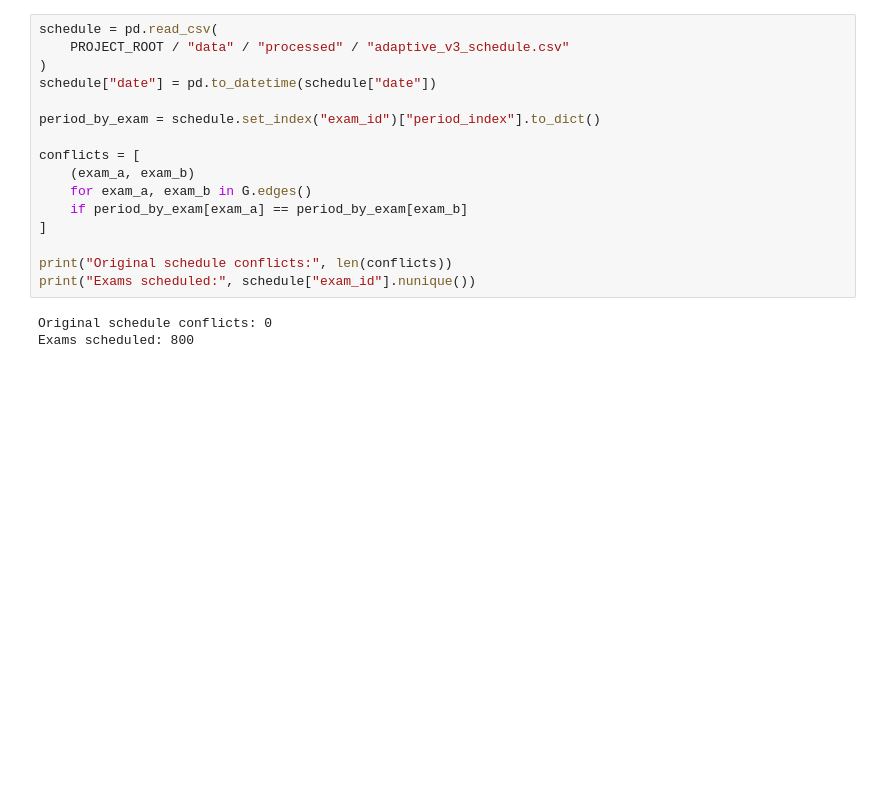
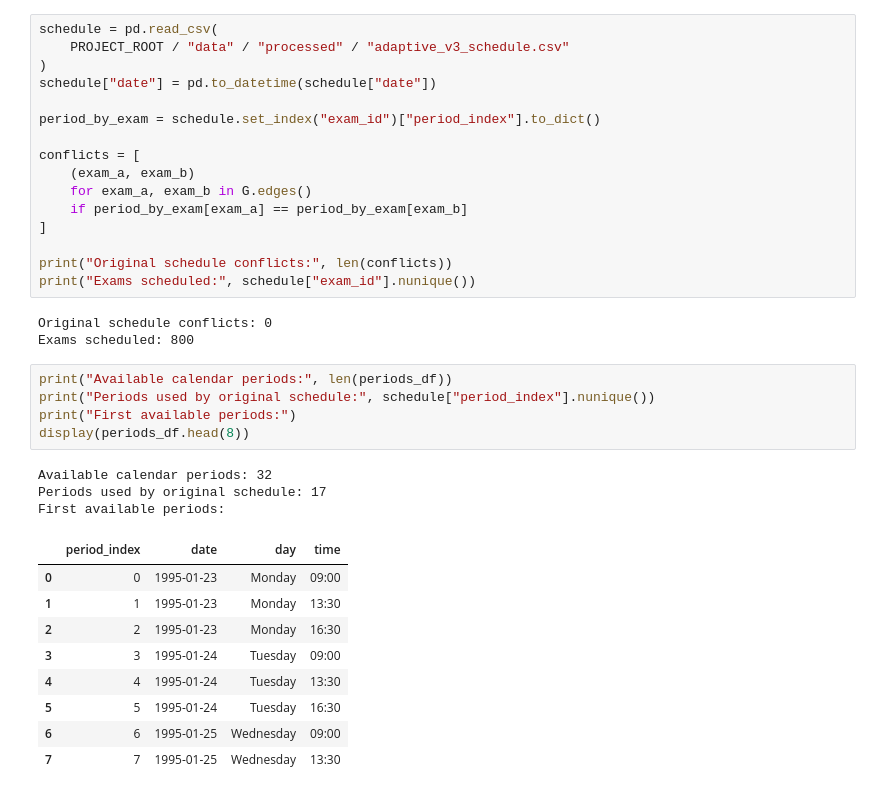
Before and after one commit to PHGNKavindya/adaptive-exam-timetabling, a Jupyter notebook: src/05_evaluate_results.ipynb, the cells around one changed output. Saved outputs shown, nothing was run; the diff lists cells and outputs as text; blank space fills up the shorter version.

```diff
--- a/src/05_evaluate_results.ipynb
+++ b/src/05_evaluate_results.ipynb
@@ -447,3 +447,21 @@ print("Exams scheduled:", schedule["exam_id"].nunique())
 # %% [output]
 Original schedule conflicts: 0
 Exams scheduled: 800
+# %%
+print("Available calendar periods:", len(periods_df))
+print("Periods used by original schedule:", schedule["period_index"].nunique())
+print("First available periods:")
+display(periods_df.head(8))
+# %% [output]
+Available calendar periods: 32
+Periods used by original schedule: 17
+First available periods:
+|  | period_index | date | day | time |
+| 0 | 0 | 1995-01-23 | Monday | 09:00 |
+| 1 | 1 | 1995-01-23 | Monday | 13:30 |
+| 2 | 2 | 1995-01-23 | Monday | 16:30 |
+| 3 | 3 | 1995-01-24 | Tuesday | 09:00 |
+| 4 | 4 | 1995-01-24 | Tuesday | 13:30 |
+| 5 | 5 | 1995-01-24 | Tuesday | 16:30 |
+| 6 | 6 | 1995-01-25 | Wednesday | 09:00 |
+| 7 | 7 | 1995-01-25 | Wednesday | 13:30 |
```
Also changed, not shown: parts of 2 cells of this notebook.
